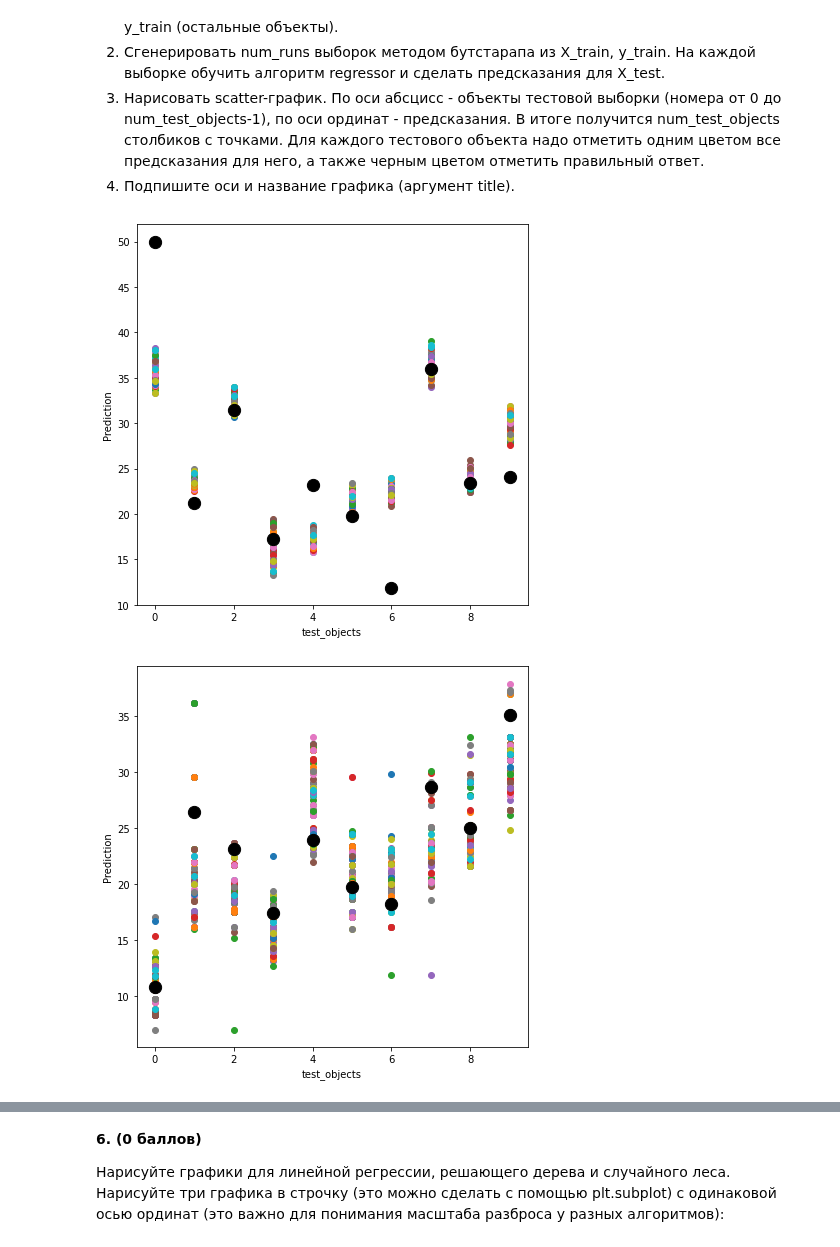
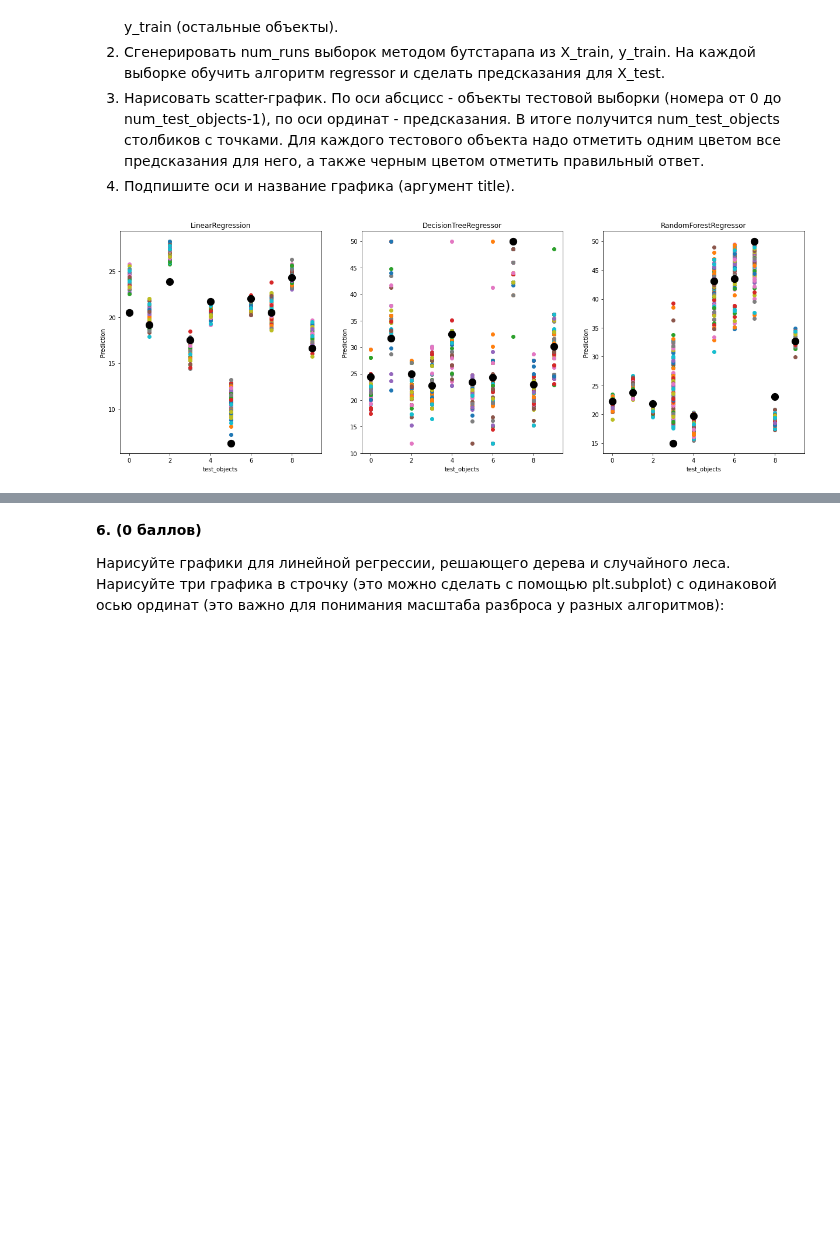
Before and after one commit to HeySlava/hse_course, a Jupyter notebook: bvd_hw6/homework6.ipynb, the cells around one changed output, grey strips where cells are left out. Drawn from its saved outputs; the diff is of its cells as text; code cells hidden in the pictures; blank space fills up the shorter version.

Commit message:
plots in one line

```diff
--- a/bvd_hw6/homework6.ipynb
+++ b/bvd_hw6/homework6.ipynb
@@ -256,7 +254,6 @@ def plot_predictions(regressor, X, y, num_runs=100, num_test_objects=10, title="
     ### your code here
     bootsrap_index = np.random.choice(np.arange(len(y)), num_test_objects, replace=False)
     out_of_bootstrap = np.setdiff1d(np.arange(len(y)), bootsrap_index)
-    f, ax = plt.subplots(figsize=(7, 7))
 
     for i in range(num_runs):
         X_test = X[bootsrap_index]
@@ -272,15 +269,17 @@ def plot_predictions(regressor, X, y, num_runs=100, num_test_objects=10, title="
         regressor.fit(X_new_train, y_new_train)
         y_predict = regressor.predict(X_test)
 
-        ax.scatter(np.arange(num_test_objects), y_predict)
+        plt.scatter(np.arange(num_test_objects), y_predict)
 
-    ax.scatter(np.arange(num_test_objects), y_test, s=150, c='black')
+    plt.scatter(np.arange(num_test_objects), y_test, s=150, c='black')
 
+    plt.title(title)
     plt.xlabel('test_objects')
     plt.ylabel('Prediction')
 # %%
+plt.figure(figsize=(21, 7))
 for i, model in enumerate(models):
+    plt.subplot(1, 3, i+1)
     plot_predictions(model(), X, y, title=model.__name__)
 # %% [output]
-[figure, old version]
+[figure, new version]
-[figure, removed]
```
Also changed, not shown: parts of 5 cells of this notebook.
